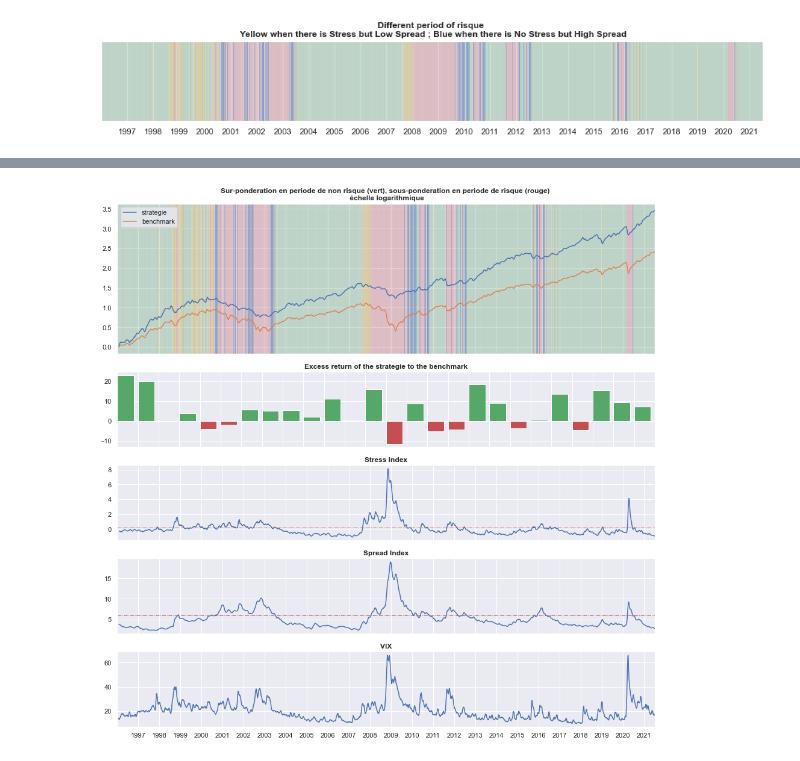
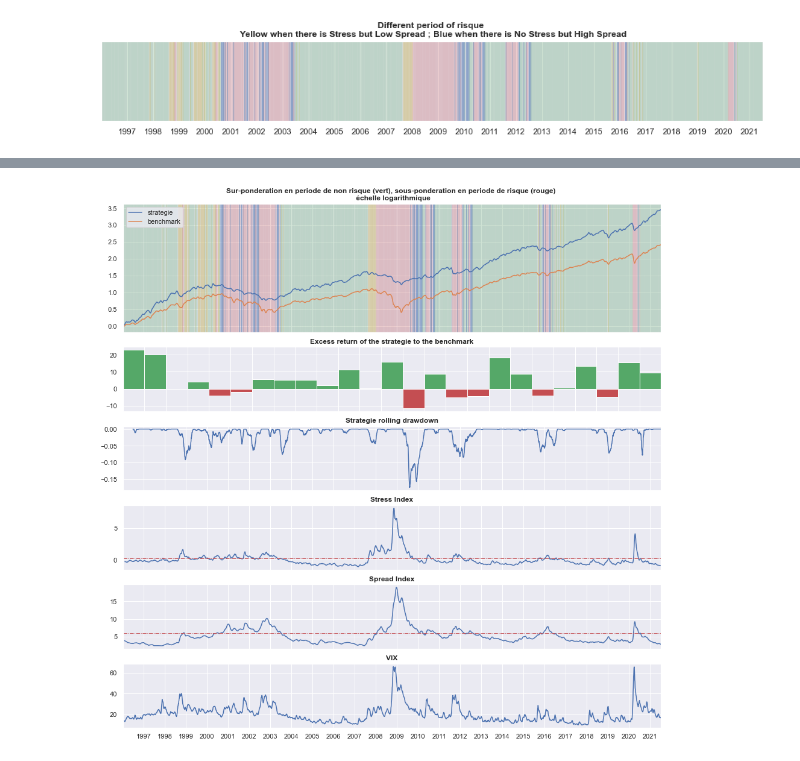
Before and after one commit to lacoupe/BCVS, a Jupyter notebook: SW/risque/risque_env.ipynb, the cells around one changed output, grey strips where cells are left out. Saved outputs shown, nothing was run; the diff lists cells and outputs as text; code cells hidden in the pictures.

```diff
--- a/SW/risque/risque_env.ipynb
+++ b/SW/risque/risque_env.ipynb
@@ -369,3 +368,12 @@ plt.title('Different period of risque \n Yellow when there is Stress but Low Spr
 plt.show()
 # %% [output]
 [figure]
+# %%
+rolling_period = 100
+bench_rolling_1m_perf = bench_perf.rolling(rolling_period).apply(lambda x: (x[-1] - x[0]) / x[0])
+df_risque['rolling_1m_perf'] = df_risque.perf.rolling(rolling_period).apply(lambda x: (x[-1] - x[0]) / x[0])
+perf_diff = (df_risque['rolling_1m_perf'] - bench_rolling_1m_perf)
+
+fig, ax = plt.subplots(figsize=(20,5))
+ax.plot(perf_diff.mask(perf_diff > 0, 0).rolling(10).mean(), lw=1)
+plt.show()
@@ -391,18 +425,26 @@ annual_diff = (annual_returns_pred - annual_returns_bench) * 100
 annual_diff = annual_diff.reindex(df_risque.index, method='bfill')
 df_annual_diff = pd.DataFrame(index=annual_diff.index, columns=['year', 'alpha'])
 df_annual_diff['year'] = df_annual_diff.index.year
-df_annual_diff['year'] = df_annual_diff.year.apply(str)
+df_annual_diff['year'] = df_annual_diff['year'].apply(str)
+#df_annual_diff['year'] = df_annual_diff.index.map(lambda t: t.replace(month=1, day=1))
 df_annual_diff['alpha'] = annual_diff.values
 df_annual_diff['sign'] = np.sign(df_annual_diff.alpha)
+
+
+rolling_period = 100
+bench_rolling_1m_perf = bench_perf.rolling(rolling_period).apply(lambda x: (x[-1] - x[0]) / x[0])
+df_risque['rolling_1m_perf'] = df_risque.perf.rolling(rolling_period).apply(lambda x: (x[-1] - x[0]) / x[0])
+perf_diff = (df_risque['rolling_1m_perf'] - bench_rolling_1m_perf)
 
 # Plot
 locator = dates.YearLocator(base=1, day=1, month=1)
 formatter = dates.ConciseDateFormatter(locator)
 
-fig, axs = plt.subplots(5, 1, figsize=(16,16), gridspec_kw={'height_ratios': [2, 1, 1, 1, 1]}, sharex=False)
+fig, axs = plt.subplots(6, 1, figsize=(16,16), gridspec_kw={'height_ratios': [2, 1, 1, 1, 1, 1]}, sharex=False)
 
 sns.lineplot(ax=axs[0], data=np.log(df_risque.perf.rolling(20).mean()), label='strategie')
 sns.lineplot(ax=axs[0], data=np.log((1 + data.SP500.pct_change()).cumprod().rolling(20).mean()), label='benchmark')
+
 for idx in tqdm(df_risque.index):
     iloc = df_risque.index.get_loc(idx)
     if (df_risque.signal.loc[idx] == 1):
@@ -418,46 +460,56 @@ axs[0].set_title('Sur-ponderation en periode de non risque (vert), sous-ponderat
 axs[0].set_xlabel(None)
 axs[0].set_ylabel(None)
 axs[0].set_xlim(df_risque.index[0], df_risque.index[-1])
 axs[0].xaxis.set_major_locator(locator)
 axs[0].get_xaxis().set_ticklabels([])
 axs[0].legend(loc='upper left')
 
 axs[1].bar(x=df_annual_diff.year, height=df_annual_diff.alpha,
-           color=df_annual_diff.sign.replace({-1:'r', 1:'g'}), align='edge')
-axs[1].locator_params(nbins=7, axis='y')
-axs[1].set_xlim(0.0, 26)
+           color=df_annual_diff.sign.replace({-1:'r', 1:'g'}), align='edge', width=1)
+axs[1].set_xlim(0.0, 25)
+axs[1].set_xlabel(None)
+axs[1].set_ylabel(None)
+# axs[1].xaxis.set_major_locator(locator)
 axs[1].get_xaxis().set_ticklabels([])
 axs[1].set_title('Excess return of the strategie to the benchmark', fontweight='bold', fontsize=12)
 
-sns.lineplot(ax=axs[2], data=df_risque.stress.rolling(20).mean())
-axs[2].axhline(y=0.2, linestyle='-.', c='r', lw=1)
-axs[2].set_title('Stress Index', fontsize=12, fontweight='bold')
+
+sns.lineplot(ax=axs[2], data=perf_diff.mask(perf_diff > 0, 0).rolling(20).mean())
+axs[2].set_title('Strategie rolling drawdown', fontsize=12, fontweight='bold')
 axs[2].set_xlim(df_risque.index[0], df_risque.index[-1])
 axs[2].set_xlabel(None)
 axs[2].set_ylabel(None)
 axs[2].xaxis.set_major_locator(locator)
-axs[2].locator_params(nbins=7, axis='y')
 axs[2].get_xaxis().set_ticklabels([])
-#axs[2].xaxis.set_major_formatter(formatter)
 
-sns.lineplot(ax=axs[3], data=df_risque.spread.rolling(20).mean())
-axs[3].axhline(y=6, linestyle='-.', c='r', lw=1)
-axs[3].set_title('Spread Index', fontsize=12, fontweight='bold')
+
+sns.lineplot(ax=axs[3], data=df_risque.stress.rolling(20).mean())
+axs[3].axhline(y=0.2, linestyle='-.', c='r', lw=1)
+axs[3].set_title('Stress Index', fontsize=12, fontweight='bold')
 axs[3].set_xlim(df_risque.index[0], df_risque.index[-1])
 axs[3].set_xlabel(None)
 axs[3].set_ylabel(None)
 axs[3].xaxis.set_major_locator(locator)
 axs[3].get_xaxis().set_ticklabels([])
-#axs[3].xaxis.set_major_formatter(formatter)
 
-sns.lineplot(ax=axs[4], data=data.VIX.rolling(15).mean())
-axs[4].set_title('VIX', fontsize=12, fontweight='bold')
+sns.lineplot(ax=axs[4], data=df_risque.spread.rolling(20).mean())
+axs[4].axhline(y=6, linestyle='-.', c='r', lw=1)
+axs[4].set_title('Spread Index', fontsize=12, fontweight='bold')
 axs[4].set_xlim(df_risque.index[0], df_risque.index[-1])
 axs[4].set_xlabel(None)
 axs[4].set_ylabel(None)
 axs[4].xaxis.set_major_locator(locator)
-axs[4].xaxis.set_major_formatter(formatter)
+axs[4].get_xaxis().set_ticklabels([])
+#axs[3].xaxis.set_major_formatter(formatter)
+
+sns.lineplot(ax=axs[5], data=data.VIX.rolling(15).mean())
+axs[5].set_title('VIX', fontsize=12, fontweight='bold')
+axs[5].set_xlim(df_risque.index[0], df_risque.index[-1])
+axs[5].set_xlabel(None)
+axs[5].set_ylabel(None)
+axs[5].xaxis.set_major_locator(locator)
+axs[5].xaxis.set_major_formatter(formatter)
 
 plt.show()
 # %% [output]
-[figure, old version]
+[figure, new version]
```
Also changed, not shown: parts of 9 cells of this notebook, 10 other files.
